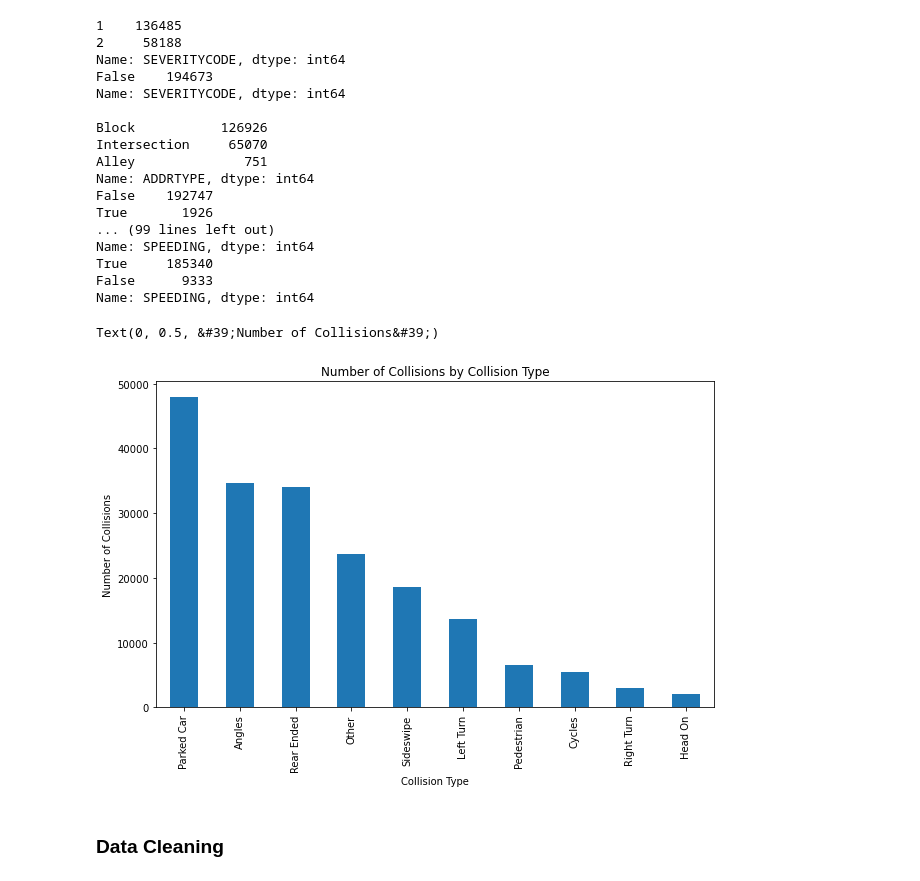
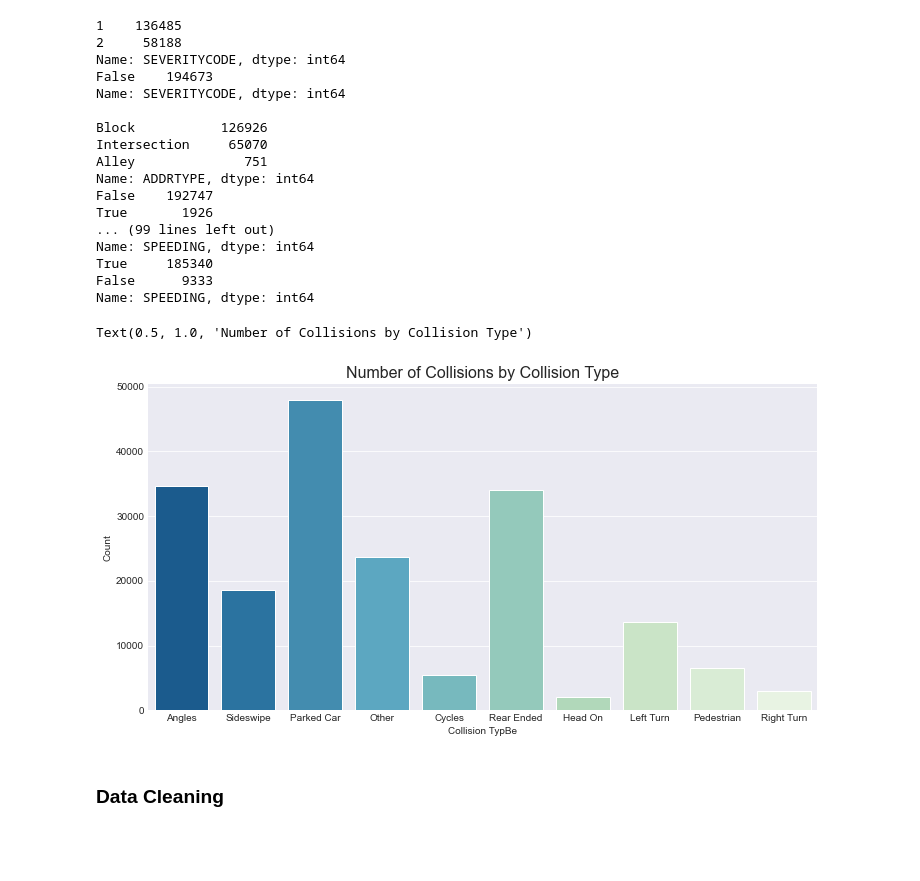
Before and after one commit to sumeetgrewal/capstone-dsp, a Jupyter notebook: project.ipynb, the cells around one changed output. Saved outputs shown, nothing was run; the diff lists cells and outputs as text; code cells hidden in the pictures; blank space fills up the shorter version.

Commit message:
Finished data cleaning and prep

```diff
--- a/project.ipynb
+++ b/project.ipynb
@@ -45,6 +45,10 @@ import pandas as pd
 import numpy as np
 import matplotlib.pyplot as plt
 import seaborn as sns
+sns.set_style(style="darkgrid")
+sns.set_palette("Blues_r")
+sns.despine()
+plt.style.use('seaborn-darkgrid')
 %matplotlib inline
 # %%
 # Import the Dataset
@@ -153,14 +158,16 @@ Name: SPEEDING, dtype: int64
 True     185340
 False      9333
 Name: SPEEDING, dtype: int64
-# %%
-df['COLLISIONTYPE'].value_counts().plot(kind='bar', figsize=(10, 6))
-plt.title("Number of Collisions by Collision Type")
-plt.xlabel("Collision Type")
-plt.ylabel("Number of Collisions")
-# %% [output]
-Text(0, 0.5, &#39;Number of Collisions&#39;)
-[figure, removed]
+# %%
+fig, ax = plt.subplots(figsize=(12, 6))
+
+ax = sns.countplot(x=df['COLLISIONTYPE'], data=df['COLLISIONTYPE'].value_counts(), ax = ax, palette="GnBu_r")
+ax.set_xlabel("Collision TypBe")
+ax.set_ylabel("Count")
+ax.set_title("Number of Collisions by Collision Type", fontsize='16')
+# %% [output]
+Text(0.5, 1.0, 'Number of Collisions by Collision Type')
+[figure, added]
 # %% [markdown]
 ### Data Cleaning
 # %%
```
Also changed, not shown: parts of 31 cells of this notebook.
